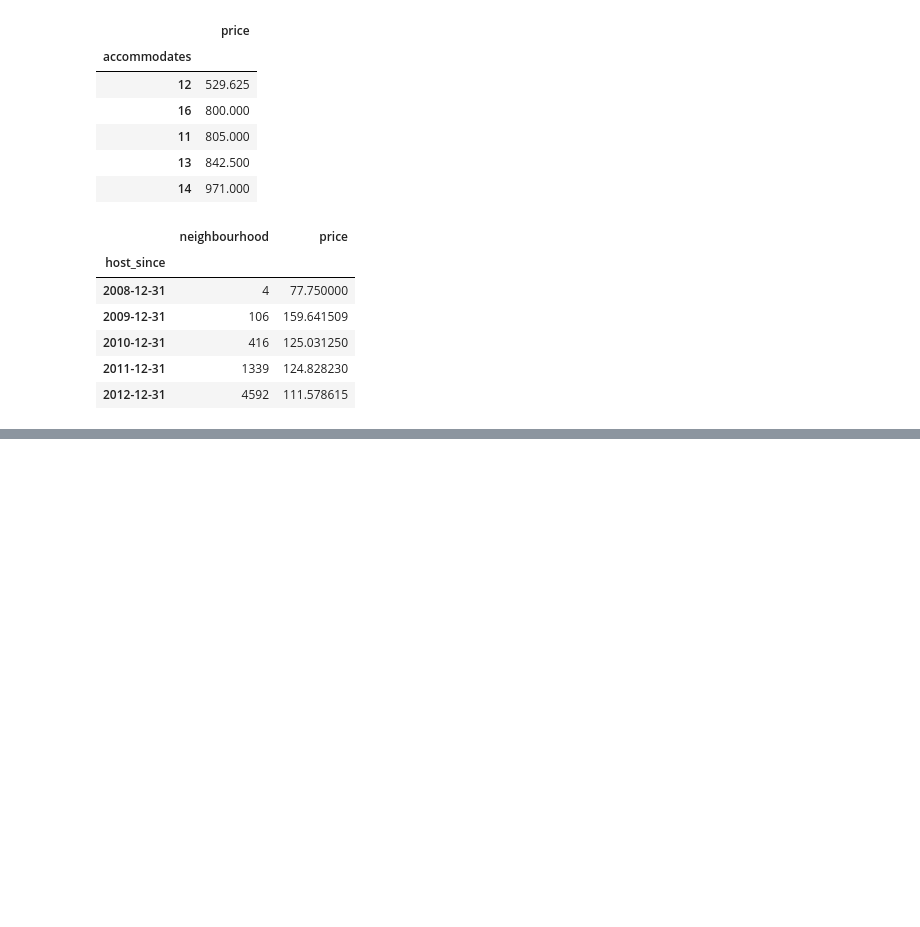
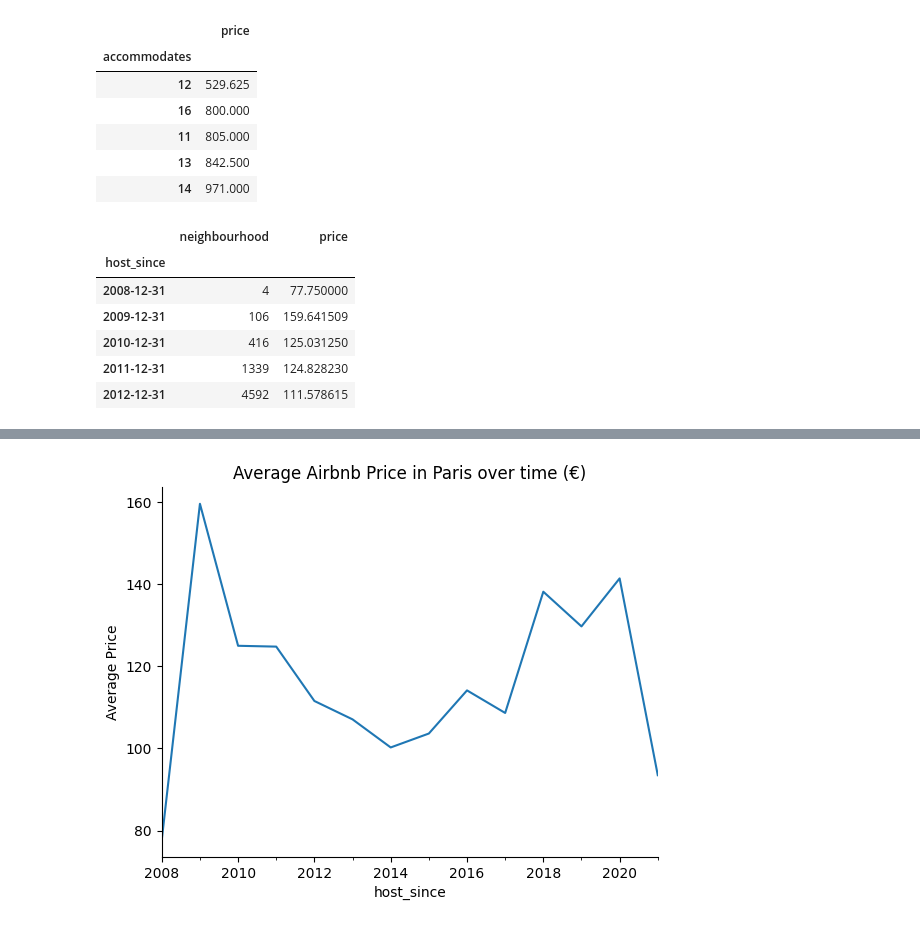
Before and after one commit to PabloArrHdez/Python, a Jupyter notebook: AirBnb/notebook.ipynb, the cells around one changed output, grey strips where cells are left out. Saved outputs shown, nothing was run; the diff lists cells and outputs as text; code cells hidden in the pictures; blank space fills up the shorter version.

```diff
--- a/AirBnb/notebook.ipynb
+++ b/AirBnb/notebook.ipynb
@@ -125,0 +165,9 @@ paris_listings_over_time.head()
+# %%
+paris_listings_over_time["price"].plot(
+    ylabel="Average Price",
+    title="Average Airbnb Price in Paris over time (€)"
+)
+
+sns.despine()
+# %% [output]
+[figure, added]
```
Also changed, not shown: parts of 6 cells of this notebook.
